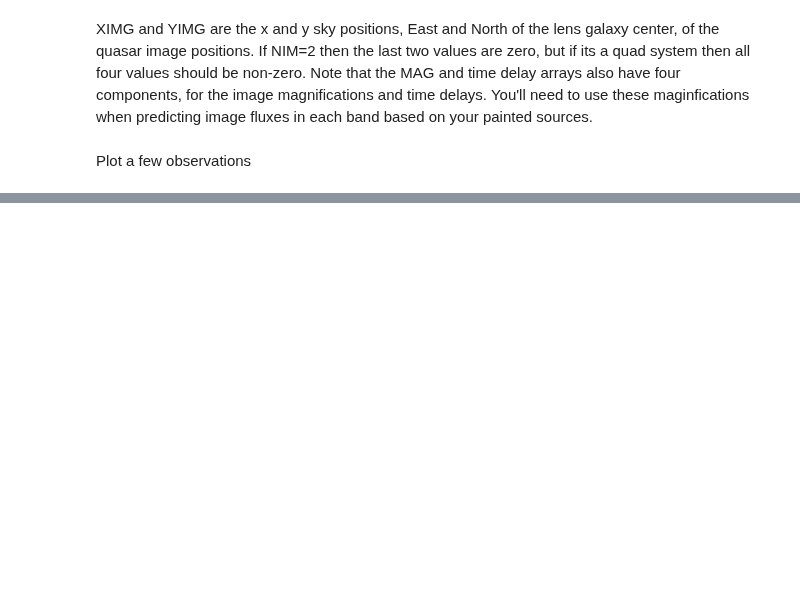
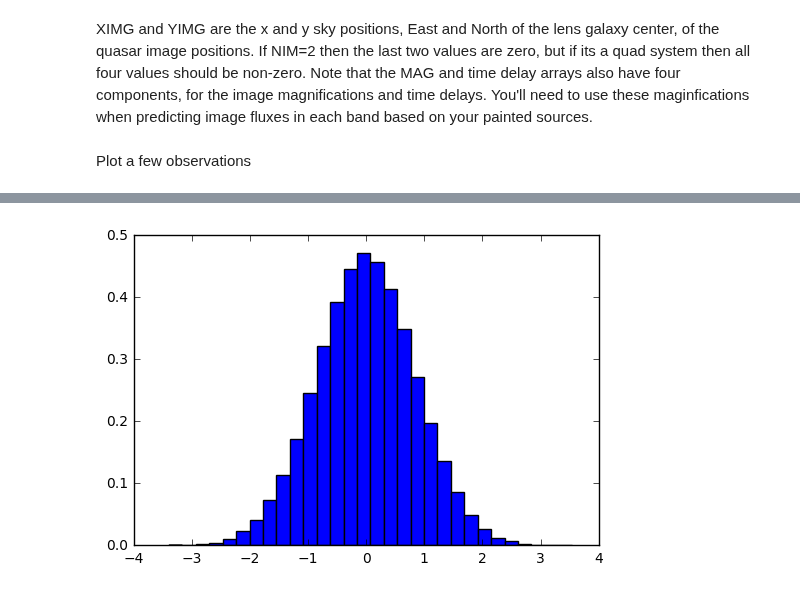
Before and after one commit to jiwoncpark/SLRealizer, a Jupyter notebook: doc/tutorials/Basics.ipynb, the cells around one changed output, grey strips where cells are left out. Saved outputs shown, nothing was run; the diff lists cells and outputs as text; code cells hidden in the pictures; blank space fills up the shorter version.

```diff
--- a/doc/tutorials/Basics.ipynb
+++ b/doc/tutorials/Basics.ipynb
@@ -92,0 +109,6 @@ if(obsHist[randomIndex][1]!='y'):
+# %%
+#https://matthew-brett.github.io/teaching/smoothing_intro.html
+def seeingToSig(seeing):
+    return seeing / np.sqrt(8 * np.log(2))
+def sigmaTofwhm(sigma):
+    return sigma * np.sqrt(8 * np.log(2))
@@ -92,0 +126,7 @@ if(obsHist[randomIndex][1]!='y'):
+# %%
+galaxyFWHM = 2.0
+galaxySigma = seeingToSig(galaxyFWHM)
+bArray = numpy.random.normal(scale=galaxySigma, size=100000)
+count, bins, ignored = plt.hist(bArray, 30, normed=True)
+# %% [output]
+[figure, added]
```
Also changed, not shown: parts of 10 cells of this notebook.
